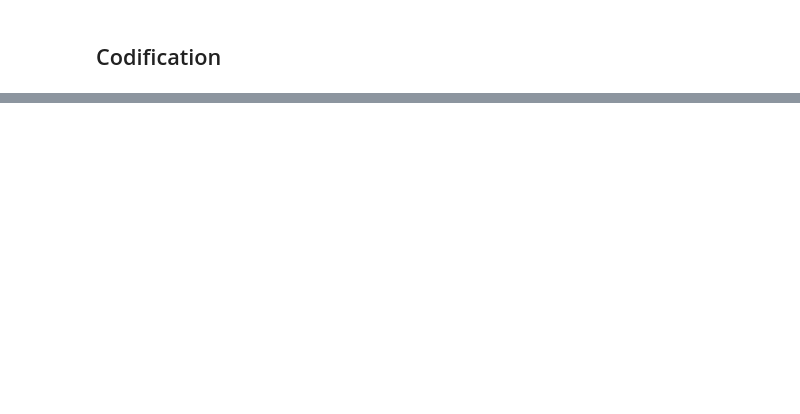
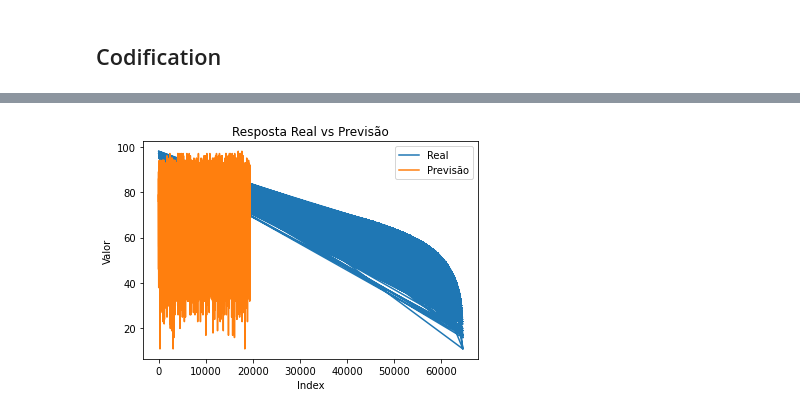
Before and after one commit to joaomoura05/Games-Classification, a Jupyter notebook: GamesClassificationModel.ipynb, the cells around one changed output, grey strips where cells are left out. Drawn from its saved outputs; the diff is of its cells as text; code cells hidden in the pictures; blank space fills up the shorter version.

```diff
--- a/GamesClassificationModel.ipynb
+++ b/GamesClassificationModel.ipynb
@@ -33,8 +85,8 @@ display(df)
 # %%
 le_genre = LabelEncoder()
 
-# Aplicando o LabelEncoding na coluna "title"
-df['genre(s)'] = le_genre.fit_transform(df['genre(s)'])
+# Aplicating the LabelEncoding in column "genre_split"
+df['genre_split'] = le_genre.fit_transform(df['genre_split'])
 # %%
 le_plat = LabelEncoder()
 
@@ -50,5 +118,5 @@ df
 # %%
-df['plataform'] = le_plat.inverse_transform(df['plataform'])
-df['developer'] = le_developer.inverse_transform(df['developer'])
+#df['plataform'] = le_plat.inverse_transform(df['plataform'])
+#df['developer'] = le_developer.inverse_transform(df['developer'])
 # %%
 df
@@ -55,10 +137,5 @@ df
 # %%
-X_train, X_test, y_train, y_test = train_test_split(df.drop('metascore', axis=1), df['metascore'], test_size=0.3)
+X_train, X_test, y_train, y_test = train_test_split(df.drop('metascore', axis=1), df['metascore'], test_size=0.30)
-# %%
-log = LogisticRegression()
-
-log.fit(X_train, y_train)
-log_pred = log.predict(X_test)
 # %%
 dtc = DecisionTreeClassifier()
 
@@ -73,0 +163,12 @@ print('Acurácia:', acc_lr)
+# %%
+import matplotlib.pyplot as plt
+
+plt.plot(y_test, label='Real')
+plt.plot(y_pred, label='Previsão')
+plt.legend()
+plt.xlabel('Index')
+plt.ylabel('Valor')
+plt.title('Resposta Real vs Previsão')
+plt.show()
+# %% [output]
+[figure, added]
```
Also changed, not shown: parts of 13 cells of this notebook, 1 other file.
